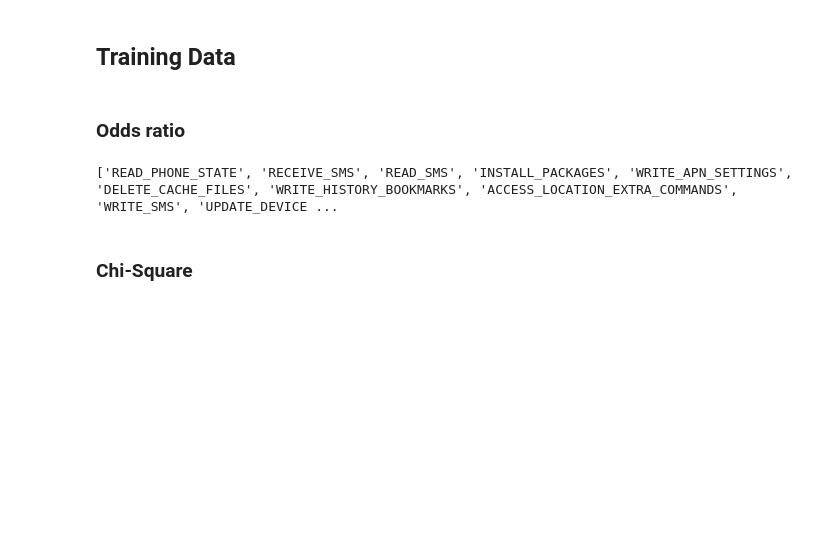
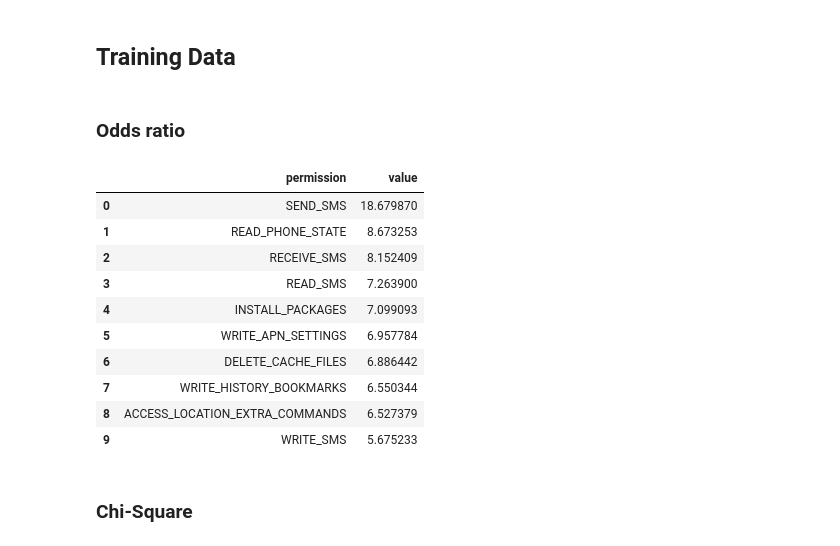
Before and after one commit to NiguXNick/DataScience, a Jupyter notebook: Filter-Based.ipynb, the cells around one changed output. Cells and saved outputs as stored; diff of their text form; code cells hidden in the pictures; blank space fills up the shorter version.

```diff
--- a/Filter-Based.ipynb
+++ b/Filter-Based.ipynb
@@ -65,23 +65,33 @@ best_features = []
 # %%
 def od(permission_id,class_id,ds):
     return (a(permission_id,class_id,ds) * d(permission_id,class_id,ds)) / (b(permission_id,class_id,ds) * c(permission_id,class_id,ds))
 
-#use this to get the list of permissions and put in a list the 10 most important
 def get_od_list(class_id, ds):
     od_list = []
-    for permission in ds.columns[1:-1]:
+    for permission in ds.columns[:-1]:
         od_list.append([permission, od(permission, class_id, ds)])
-    return od_list
+    return sorted(od_list, key=lambda x: x[1], reverse=True)
 
-list = get_od_list(1,ds)
-list.sort(key=lambda x: x[1], reverse=True)
-#aappend in best features the 10 most important if not already in
-for i in range(10):
-    if list[i][0] not in best_features:
-        best_features.append(list[i][0])
-print(best_features)
+def get_od_df(class_id, ds):
+    od_list = get_od_list(class_id, ds)
+    od_df = pd.DataFrame(od_list, columns=['permission', 'od'])
+    od_df.rename(columns={'od': 'value'}, inplace=True)
+    return od_df
+
+od_df = get_od_df(1, ds)
+od_df.head(10)
 # %% [output]
-['READ_PHONE_STATE', 'RECEIVE_SMS', 'READ_SMS', 'INSTALL_PACKAGES', 'WRITE_APN_SETTINGS', 'DELETE_CACHE_FILES', 'WRITE_HISTORY_BOOKMARKS', 'ACCESS_LOCATION_EXTRA_COMMANDS', 'WRITE_SMS', 'UPDATE_DEVICE ...
+|  | permission | value |
+| 0 | SEND_SMS | 18.679870 |
+| 1 | READ_PHONE_STATE | 8.673253 |
+| 2 | RECEIVE_SMS | 8.152409 |
+| 3 | READ_SMS | 7.263900 |
+| 4 | INSTALL_PACKAGES | 7.099093 |
+| 5 | WRITE_APN_SETTINGS | 6.957784 |
+| 6 | DELETE_CACHE_FILES | 6.886442 |
+| 7 | WRITE_HISTORY_BOOKMARKS | 6.550344 |
+| 8 | ACCESS_LOCATION_EXTRA_COMMANDS | 6.527379 |
+| 9 | WRITE_SMS | 5.675233 |
 # %% [markdown]
 <h3> Chi-Square
 # %%
```
Also changed, not shown: parts of 10 cells of this notebook.
